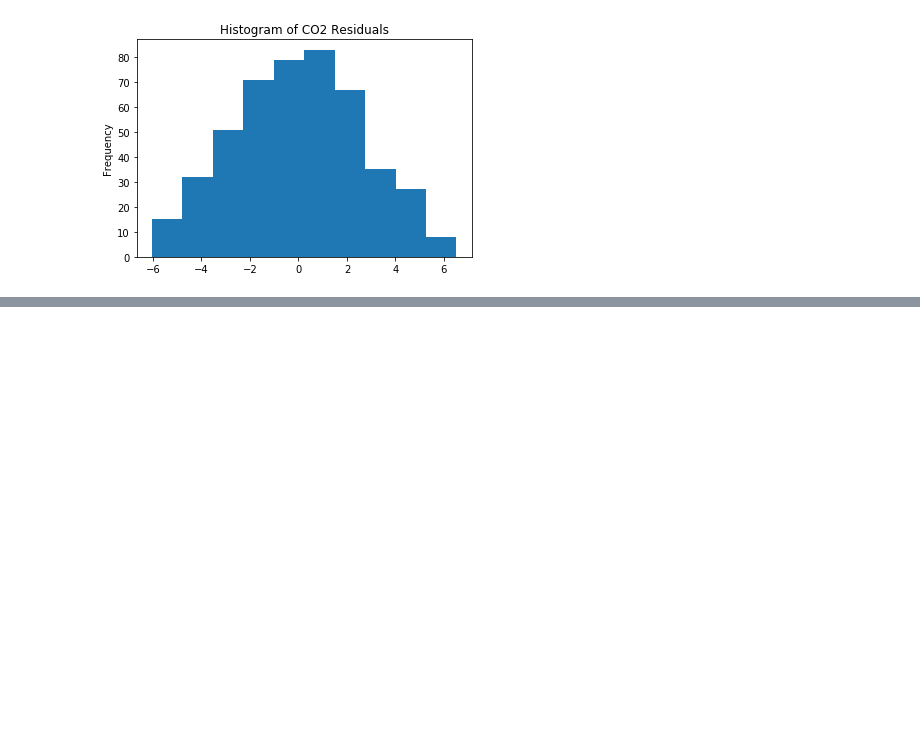
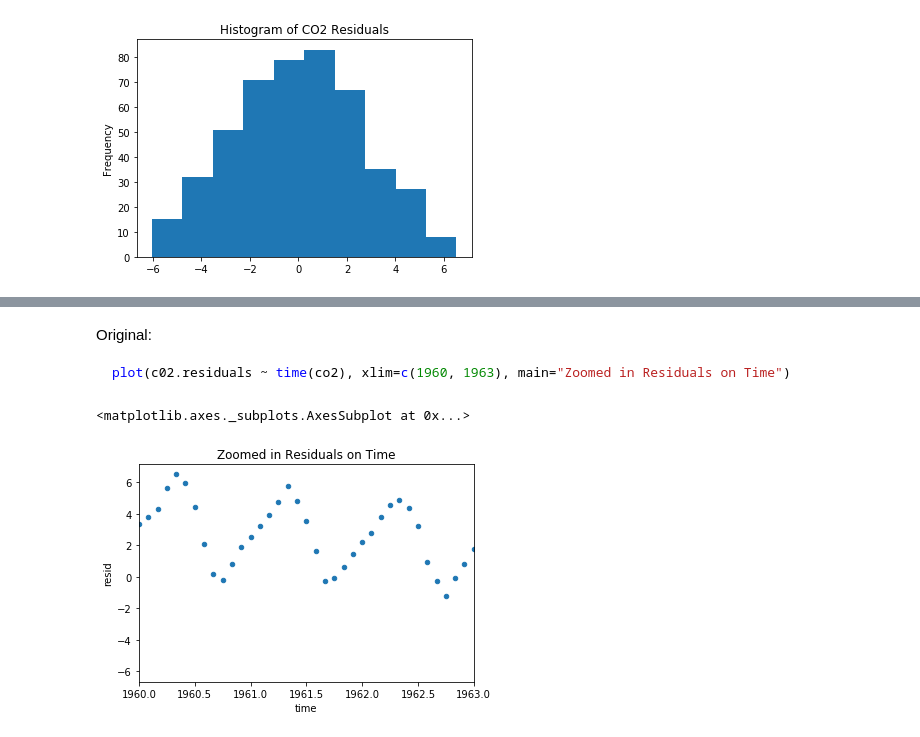
Before and after one commit to donaq/time-series-coursera, a Jupyter notebook: Linear regression on co2 dataset (Reviewing basic statistics I & II).ipynb, the cells around one changed output, grey strips where cells are left out. Cells and saved outputs as stored; diff of their text form; code cells hidden in the pictures; blank space fills up the shorter version.

````diff
--- a/Linear regression.ipynb
+++ b/Linear regression on co2 dataset (Reviewing basic statistics I & II).ipynb
@@ -113,0 +136,10 @@ co2['resid'].plot.hist(title="Histogram of CO2 Residuals")
+# %% [markdown]
+Original:
+```R
+plot(c02.residuals ~ time(co2), xlim=c(1960, 1963), main="Zoomed in Residuals on Time")
+```
+# %%
+co2.plot.scatter(x="time",y="resid",xlim=(1960,1963),title="Zoomed in Residuals on Time")
+# %% [output]
+<matplotlib.axes._subplots.AxesSubplot at 0x...>
+[figure, added]
````
Also changed, not shown: parts of 5 cells of this notebook.
